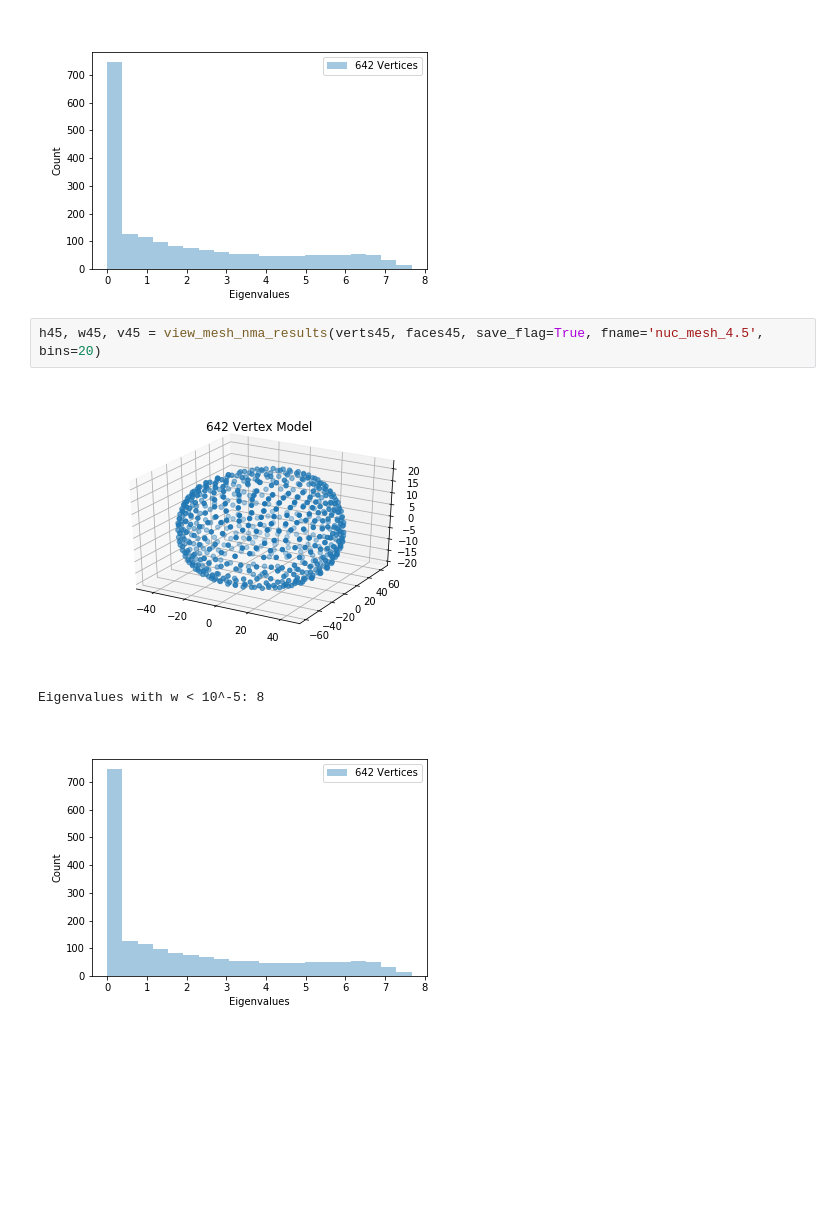
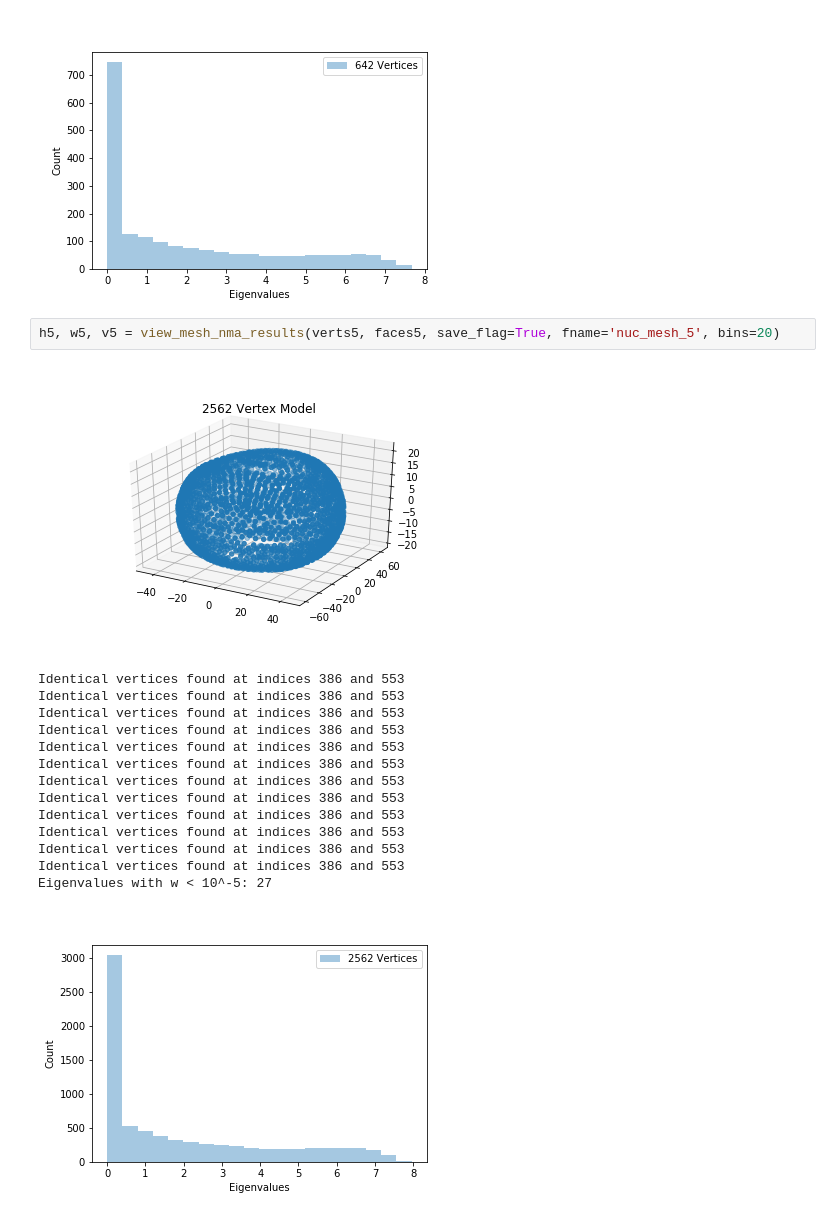
Before and after one commit to AllenCellModeling/normal_mode_analysis, a Jupyter notebook: normal_mode_analysis/nucleus_mesh_nma.ipynb, the cells around one changed output. Drawn from its saved outputs; the diff is of its cells as text; blank space fills up the shorter version.

```diff
--- a/normal_mode_analysis/nucleus_mesh_nma.ipynb
+++ b/normal_mode_analysis/nucleus_mesh_nma.ipynb
@@ -78,8 +94,20 @@ h4, w4, v4 = view_mesh_nma_results(verts4, faces4, save_flag=True, fname='nuc_me
 Eigenvalues with w < 10^-5: 8
 [figure]
 # %%
-h45, w45, v45 = view_mesh_nma_results(verts45, faces45, save_flag=True, fname='nuc_mesh_4.5', bins=20)
+h5, w5, v5 = view_mesh_nma_results(verts5, faces5, save_flag=True, fname='nuc_mesh_5', bins=20)
 # %% [output]
-[figure, old version]
+[figure, new version]
-Eigenvalues with w < 10^-5: 8
+Identical vertices found at indices 386 and 553
+Identical vertices found at indices 386 and 553
+Identical vertices found at indices 386 and 553
+Identical vertices found at indices 386 and 553
+Identical vertices found at indices 386 and 553
+Identical vertices found at indices 386 and 553
+Identical vertices found at indices 386 and 553
+Identical vertices found at indices 386 and 553
+Identical vertices found at indices 386 and 553
+Identical vertices found at indices 386 and 553
+Identical vertices found at indices 386 and 553
+Identical vertices found at indices 386 and 553
+Eigenvalues with w < 10^-5: 27
-[figure, old version]
+[figure, new version]
```
Also changed, not shown: parts of 8 cells of this notebook.
